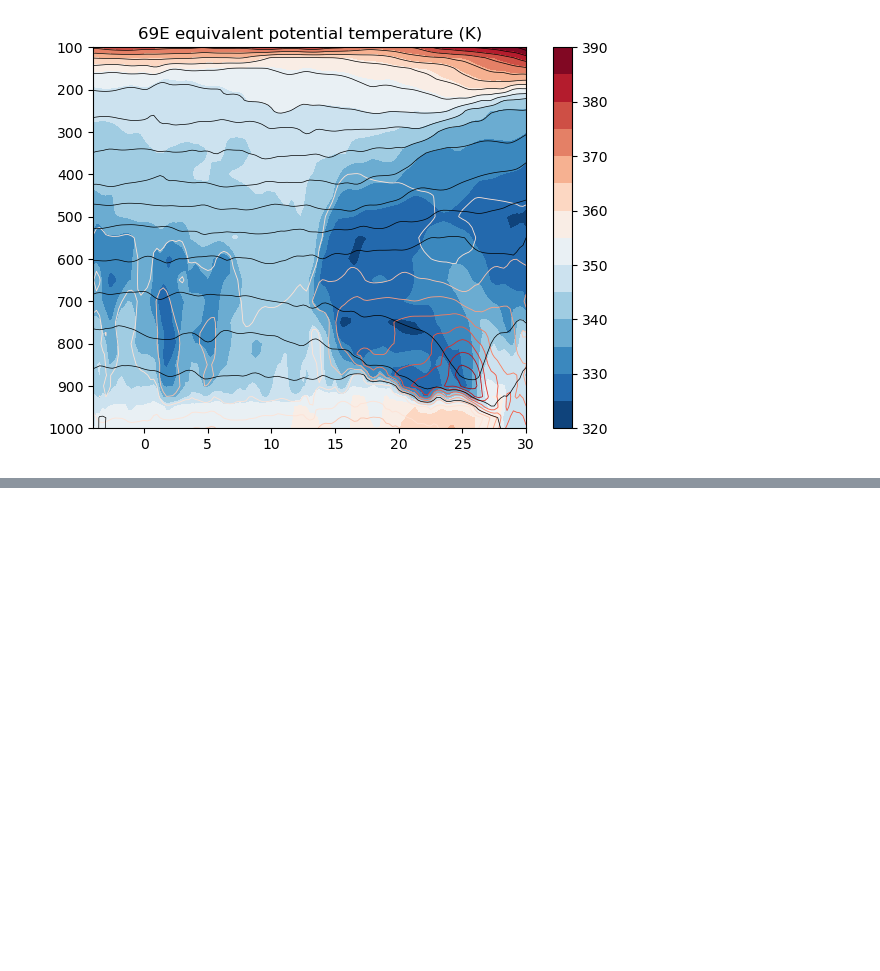
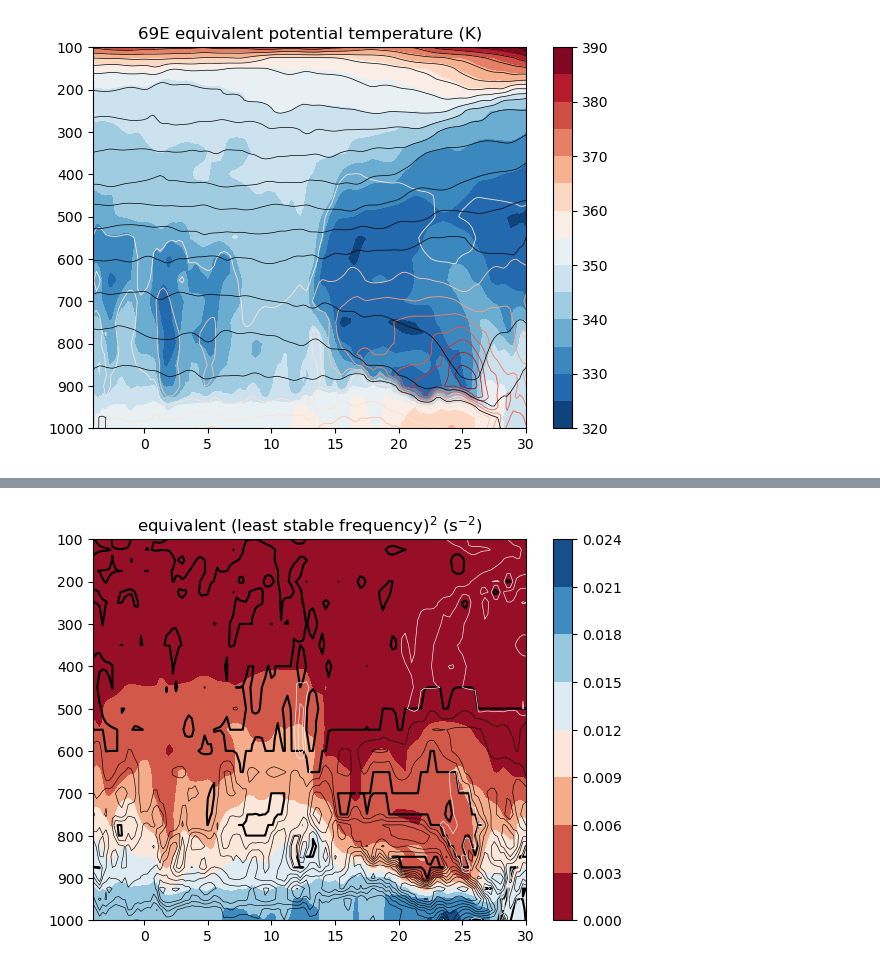
Before and after one commit to deszoeke/ASTRAL-era5, a Jupyter notebook: src/plot_69e.ipynb, the cells around one changed output, grey strips where cells are left out. Cells and saved outputs as stored; diff of their text form; code cells hidden in the pictures; blank space fills up the shorter version.

```diff
--- a/src/plot_69e.ipynb
+++ b/src/plot_69e.ipynb
@@ -441,0 +444,16 @@ gcf()
+# %%
+clf()
+contourf(ds[:latitude][:], ds[:level][:], pd(ds[:q][1,:,:,it]),
+    cmap=ColorMap("RdBu"))
+colorbar()
+contour(ds[:latitude][:], ds[:level][:], pd(σe_min²[:,:,it]),
+    colors="k", levels=(0,))
+contour(ds[:latitude][:], ds[:level][:], pd(imag.(σe_unst[:,:,it])),
+    colors="k", linewidths=0.45, levels=0.5e-2:0.5e-2:5e-2)
+contour(ds[:latitude][:], ds[:level][:], pd(real.(σe_unst[:,:,it])),
+    colors="w", linewidths=0.45, levels=0.5e-4:0.25e-4:3e-4)
+ylim([1000, 100])
+title(L"equivalent (least stable frequency)$^2$ (s$^{-2}$)")
+gcf()
+# %% [output]
+[figure, added]
```
Also changed, not shown: parts of 3 cells of this notebook, 1 other file.
